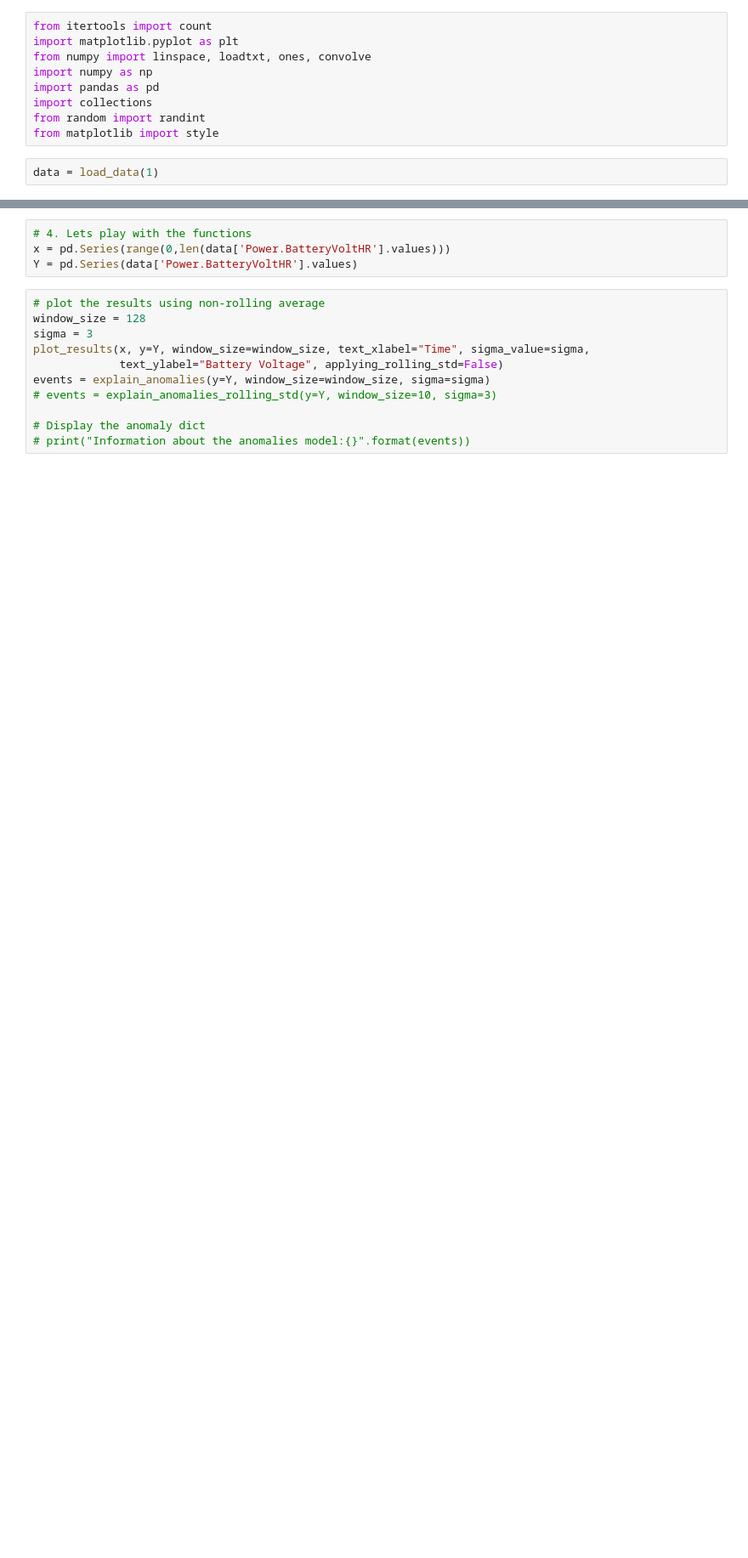
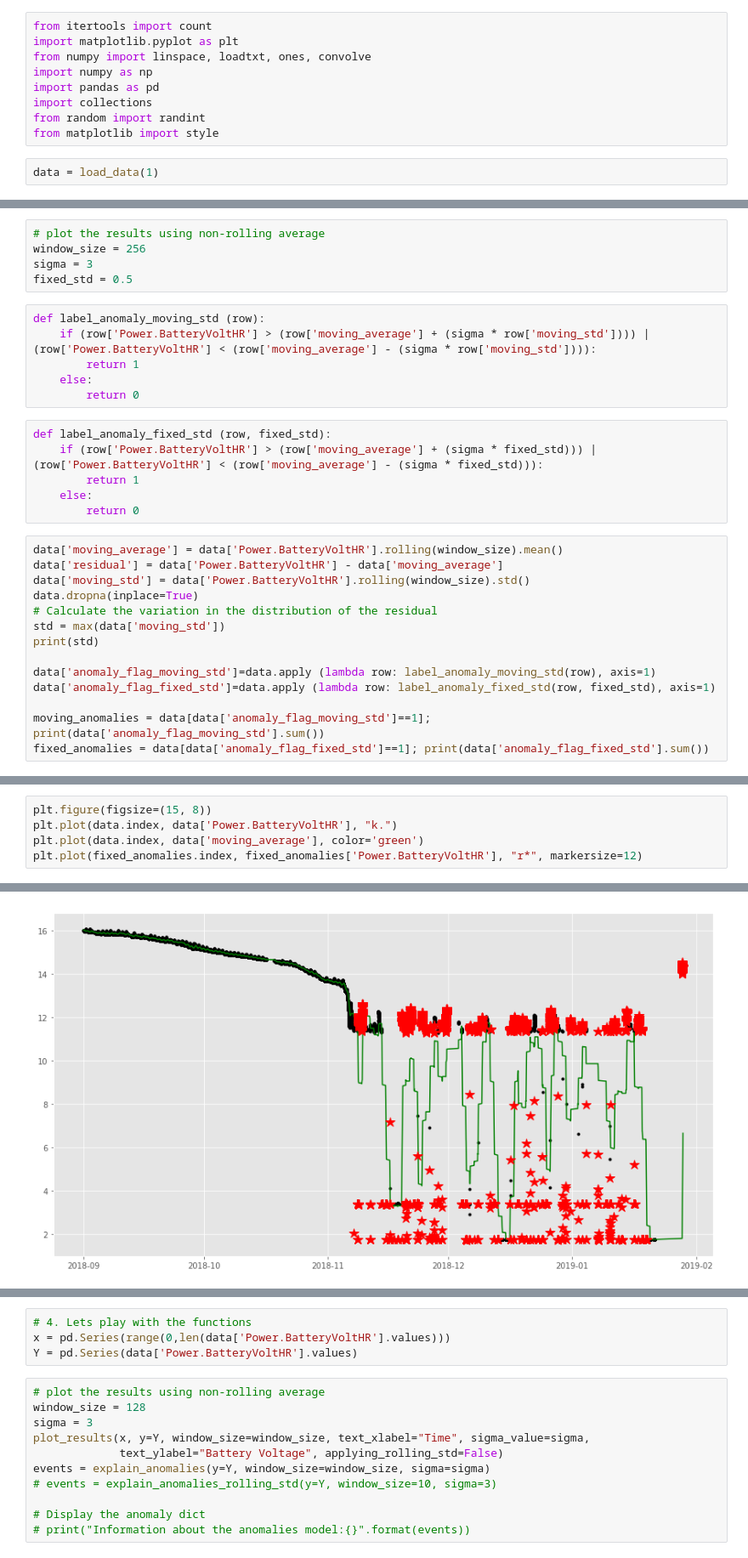
Before and after one commit to jeffgeudens/Thesis, a Jupyter notebook: Case 1 - Smart Lighting/Data_anomaly_test.ipynb, the cells around one changed output, grey strips where cells are left out. Shown at 85% size. Saved outputs shown, nothing was run; the diff lists cells and outputs as text; blank space fills up the shorter version.

```diff
--- a/Case 1 - Smart Lighting/Data_anomaly_test.ipynb
+++ b/Case 1 - Smart Lighting/Data_anomaly_test.ipynb
@@ -354,0 +365,31 @@ data = load_data(1)
+# %%
+# plot the results using non-rolling average
+window_size = 256
+sigma = 3
+fixed_std = 0.5
+# %%
+def label_anomaly_moving_std (row):
+    if (row['Power.BatteryVoltHR'] > (row['moving_average'] + (sigma * row['moving_std']))) | (row['Power.BatteryVoltHR'] < (row['moving_average'] - (sigma * row['moving_std']))):
+        return 1
+    else:
+        return 0
+# %%
+def label_anomaly_fixed_std (row, fixed_std):
+    if (row['Power.BatteryVoltHR'] > (row['moving_average'] + (sigma * fixed_std))) | (row['Power.BatteryVoltHR'] < (row['moving_average'] - (sigma * fixed_std))):
+        return 1
+    else:
+        return 0
+# %%
+data['moving_average'] = data['Power.BatteryVoltHR'].rolling(window_size).mean()
+data['residual'] = data['Power.BatteryVoltHR'] - data['moving_average']
+data['moving_std'] = data['Power.BatteryVoltHR'].rolling(window_size).std()
+data.dropna(inplace=True)
+# Calculate the variation in the distribution of the residual
+std = max(data['moving_std'])
+print(std)
+
+data['anomaly_flag_moving_std']=data.apply (lambda row: label_anomaly_moving_std(row), axis=1)
+data['anomaly_flag_fixed_std']=data.apply (lambda row: label_anomaly_fixed_std(row, fixed_std), axis=1)
+
+moving_anomalies = data[data['anomaly_flag_moving_std']==1]; print(data['anomaly_flag_moving_std'].sum())
+fixed_anomalies = data[data['anomaly_flag_fixed_std']==1]; print(data['anomaly_flag_fixed_std'].sum())
@@ -354,0 +404,6 @@ data = load_data(1)
+# %%
+plt.figure(figsize=(15, 8))
+plt.plot(data.index, data['Power.BatteryVoltHR'], "k.")
+plt.plot(data.index, data['moving_average'], color='green')
+plt.plot(fixed_anomalies.index, fixed_anomalies['Power.BatteryVoltHR'], "r*", markersize=12)
+# %% [output]
@@ -354,0 +411 @@ data = load_data(1)
+[figure, added]
```
Also changed, not shown: parts of 6 cells of this notebook, 7 other files.
